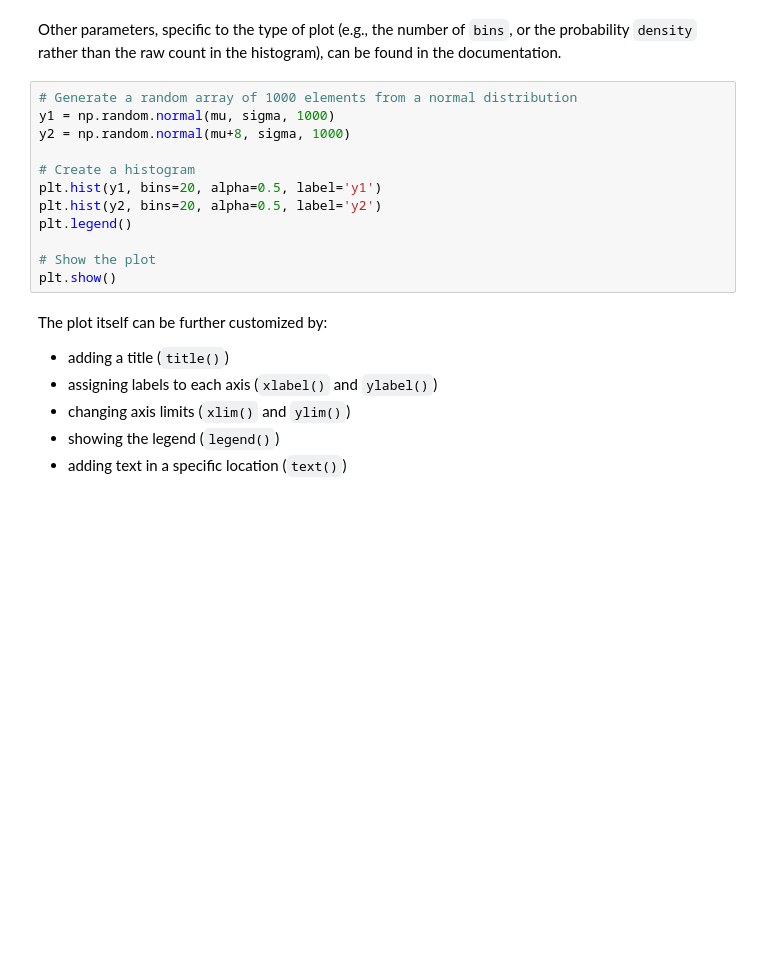
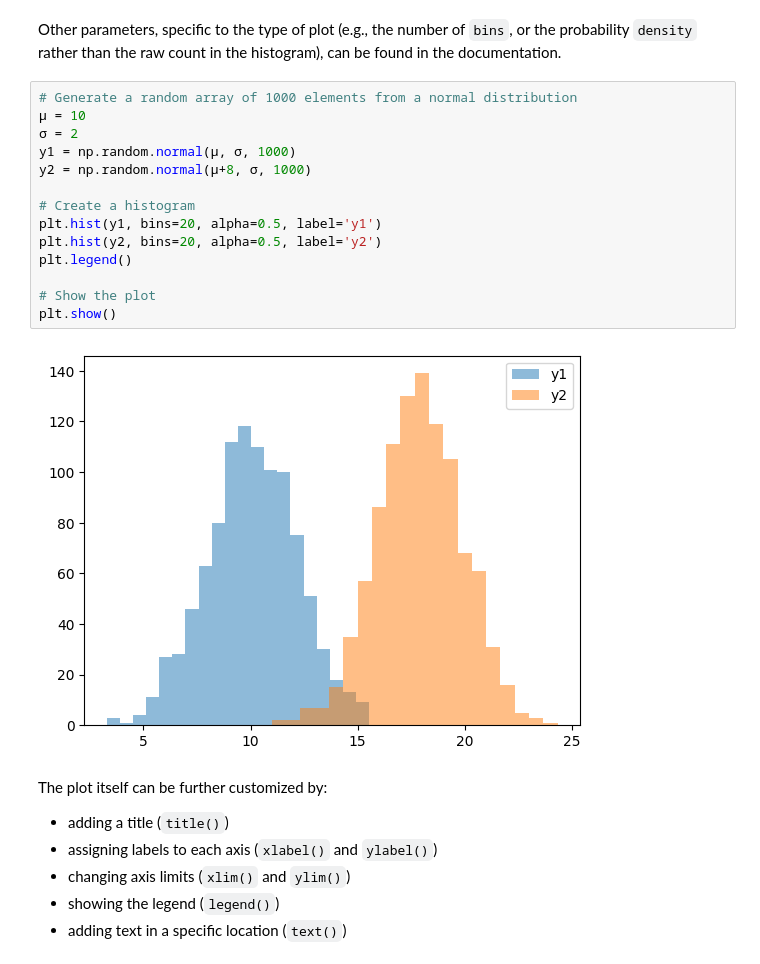
Before and after one commit to Cimap-dev/Quality-data-analysis, a Jupyter notebook: recitations/0_Python demo/python_demo.ipynb, the cells around one changed output. Saved outputs shown, nothing was run; the diff lists cells and outputs as text; blank space fills up the shorter version.

```diff
--- a/recitations/0_Python demo/python_demo.ipynb
+++ b/recitations/0_Python demo/python_demo.ipynb
@@ -217,16 +267,20 @@ plt.show()
 Other parameters, specific to the type of plot (e.g., the number of `bins`, or the probability `density` rather than the raw count in the histogram), can be found in the documentation.
 # %%
 # Generate a random array of 1000 elements from a normal distribution
-y1 = np.random.normal(mu, sigma, 1000)
-y2 = np.random.normal(mu+8, sigma, 1000)
+μ = 10
+σ = 2
+y1 = np.random.normal(μ, σ, 1000)
+y2 = np.random.normal(μ+8, σ, 1000)
 
 # Create a histogram
 plt.hist(y1, bins=20, alpha=0.5, label='y1')
 plt.hist(y2, bins=20, alpha=0.5, label='y2')
 plt.legend()
 
 # Show the plot
 plt.show()
+# %% [output]
+[figure, added]
 # %% [markdown]
 The plot itself can be further customized by:
 - adding a title (`title()`)
```
Also changed, not shown: parts of 22 cells of this notebook, 3 other files.
